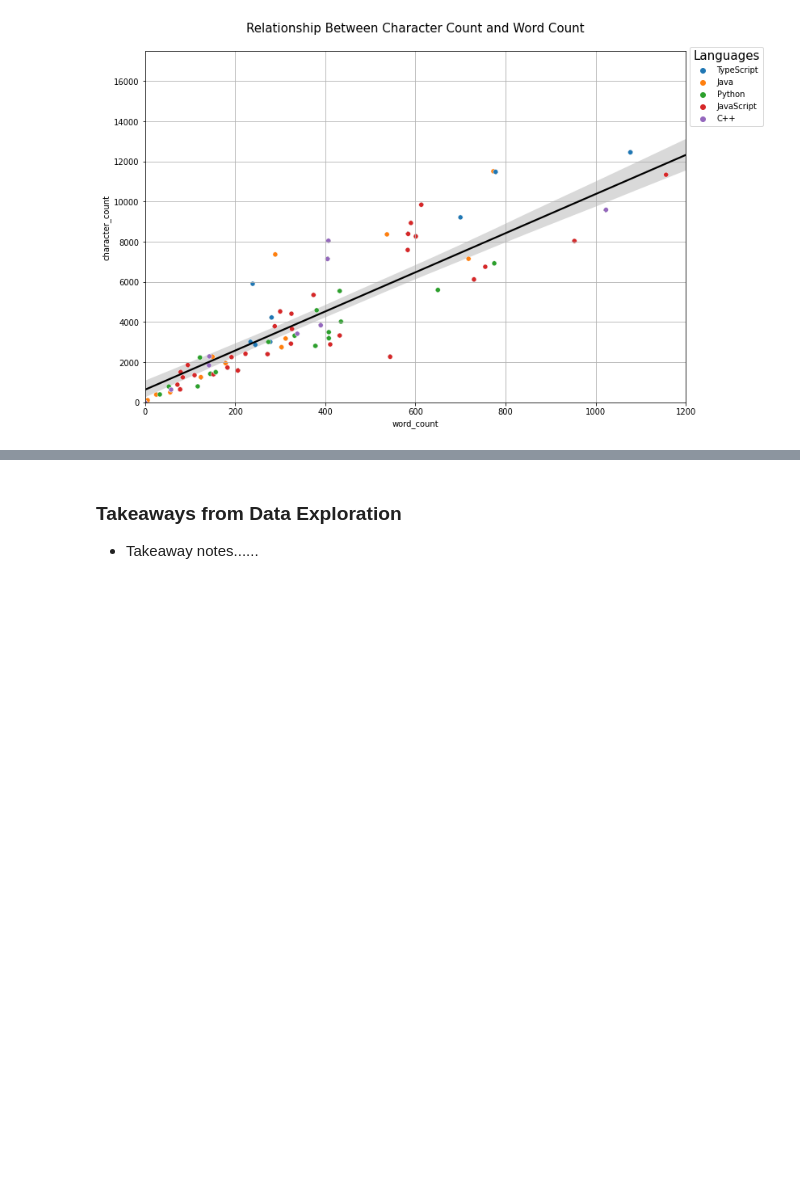
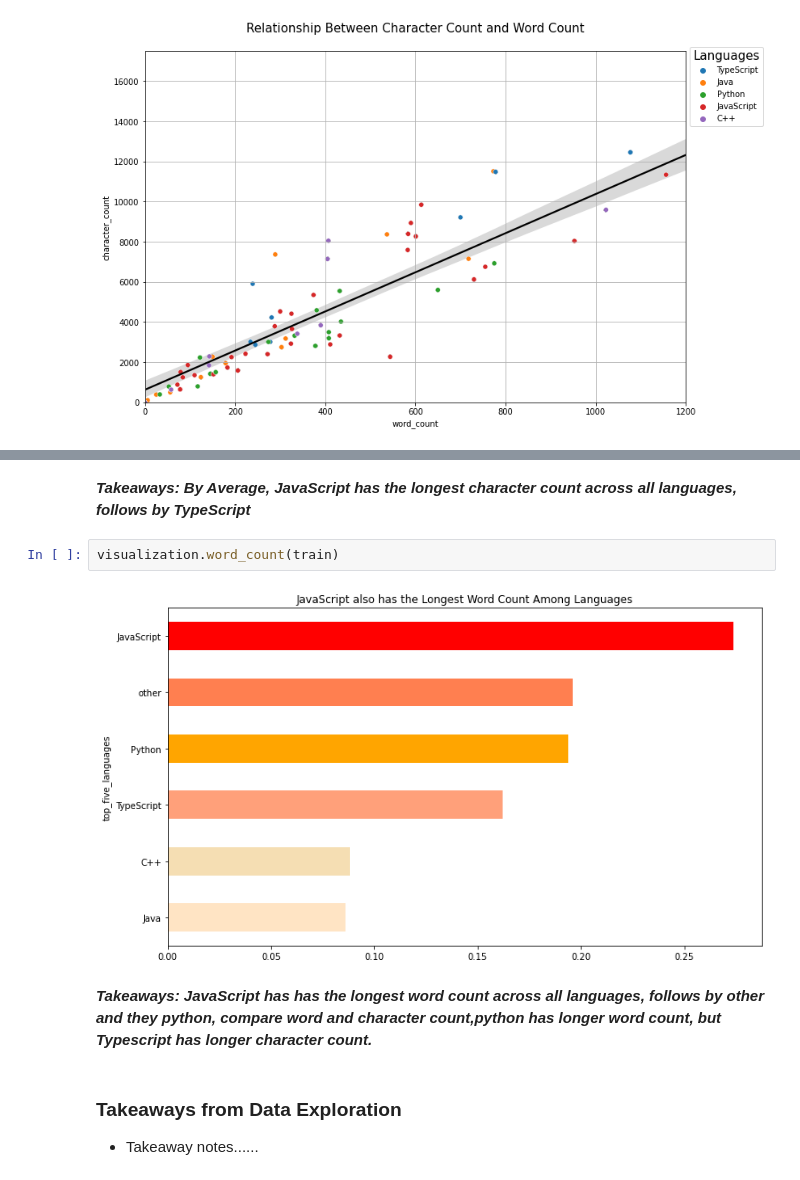
Before and after one commit to team2-nlp-project/team2-nlp-project, a Jupyter notebook: final_report_team_2_nlp_project.ipynb, the cells around one changed output, grey strips where cells are left out. Drawn from its saved outputs; the diff is of its cells as text; blank space fills up the shorter version.

```diff
--- a/final_report_team_2_nlp_project.ipynb
+++ b/final_report_team_2_nlp_project.ipynb
@@ -119,3 +121,11 @@ visualization.char_count(train)
+# %% [markdown]
+***Takeaways: By Average, JavaScript has the longest character count across all languages, follows by TypeScript***
+# %%
+visualization.word_count(train)
+# %% [output]
+[figure, added]
+# %% [markdown]
+***Takeaways: JavaScript has has the longest word count across all languages, follows by other and they python, compare word and character count,python has longer word count, but Typescript has longer character count.***
 # %% [markdown]
 ### Takeaways from Data Exploration
 
```
Also changed, not shown: parts of 7 cells of this notebook, 2 other files.
